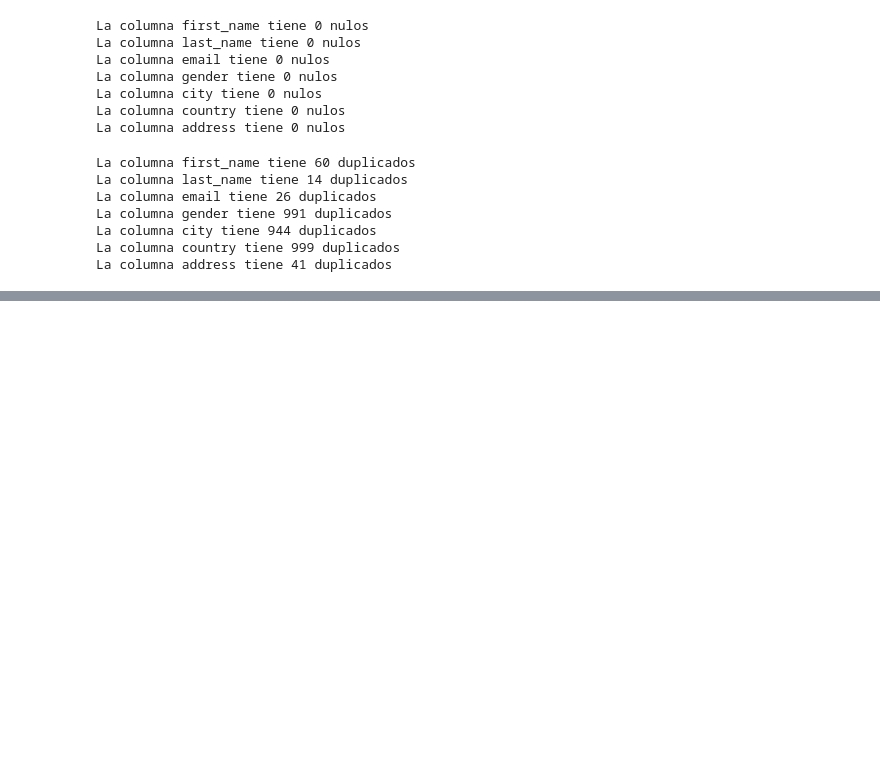
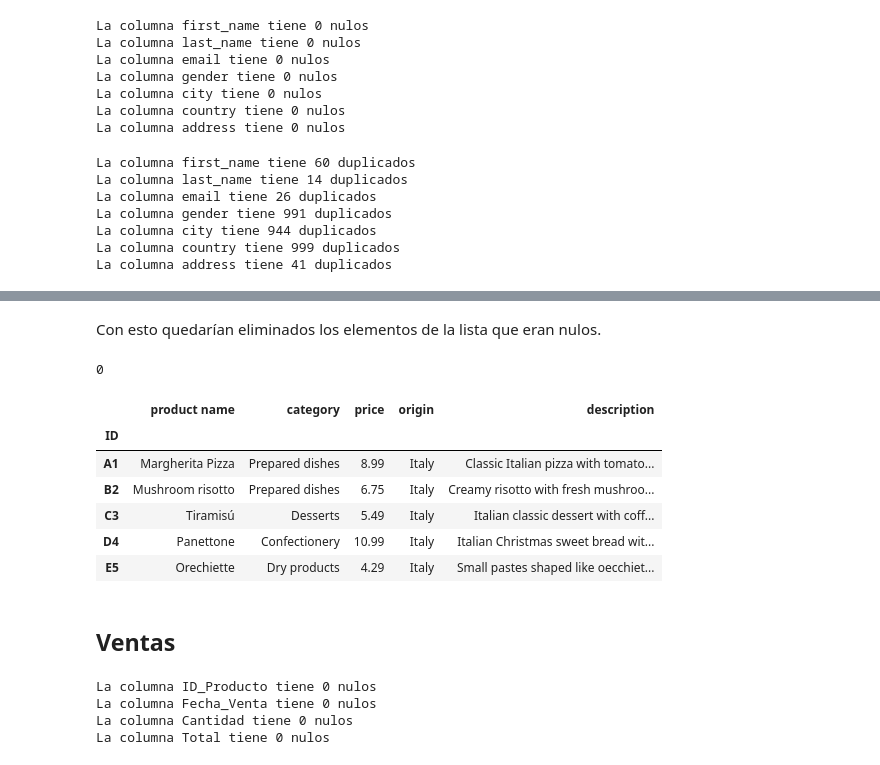
Before and after one commit to marianela-gomez/pair_mod3_AdyM, a Jupyter notebook: modulo-3-leccion-10.ipynb, the cells around one changed output, grey strips where cells are left out. Cells and saved outputs as stored; diff of their text form; code cells hidden in the pictures; blank space fills up the shorter version.

```diff
--- a/modulo-3-leccion-10.ipynb
+++ b/modulo-3-leccion-10.ipynb
@@ -144,0 +156,11 @@ df_clientes[df_clientes.duplicated(subset="email", keep=False)].sort_values("ema
+# %%
+df_productos.columns = df_productos.columns.str.lower()
+# %%
+#con esto se hace un join de los elementos de una lista nueva que contiene solo aquellos elementos que no son nan
+df_productos["descripción"] = df_productos["descripción"].apply(lambda x: ",".join(str(e) for e in x if isinstance(e, str)))
+# %% [markdown]
+Con esto quedarían eliminados los elementos de la lista que eran nulos.
+# %%
+df_productos.duplicated().sum()
+# %% [output]
+0
@@ -144,0 +178,20 @@ df_clientes[df_clientes.duplicated(subset="email", keep=False)].sort_values("ema
+# %%
+df_productos.head()
+# %% [output]
+|  | product name | category | price | origin | description |
+| ID |  |  |  |  |  |
+| A1 | Margherita Pizza | Prepared dishes | 8.99 | Italy | Classic Italian pizza with tomato... |
+| B2 | Mushroom risotto | Prepared dishes | 6.75 | Italy | Creamy risotto with fresh mushroo... |
+| C3 | Tiramisú | Desserts | 5.49 | Italy | Italian classic dessert with coff... |
+| D4 | Panettone | Confectionery | 10.99 | Italy | Italian Christmas sweet bread wit... |
+| E5 | Orechiette | Dry products | 4.29 | Italy | Small pastes shaped like oecchiet... |
+# %% [markdown]
+## Ventas
+# %%
+for col in df_ventas.columns:
+    print(f"La columna {col} tiene {df_ventas[col].isna().sum()} nulos")
+# %% [output]
+La columna ID_Producto tiene 0 nulos
+La columna Fecha_Venta tiene 0 nulos
+La columna Cantidad tiene 0 nulos
+La columna Total tiene 0 nulos
```
Also changed, not shown: parts of 22 cells of this notebook.
